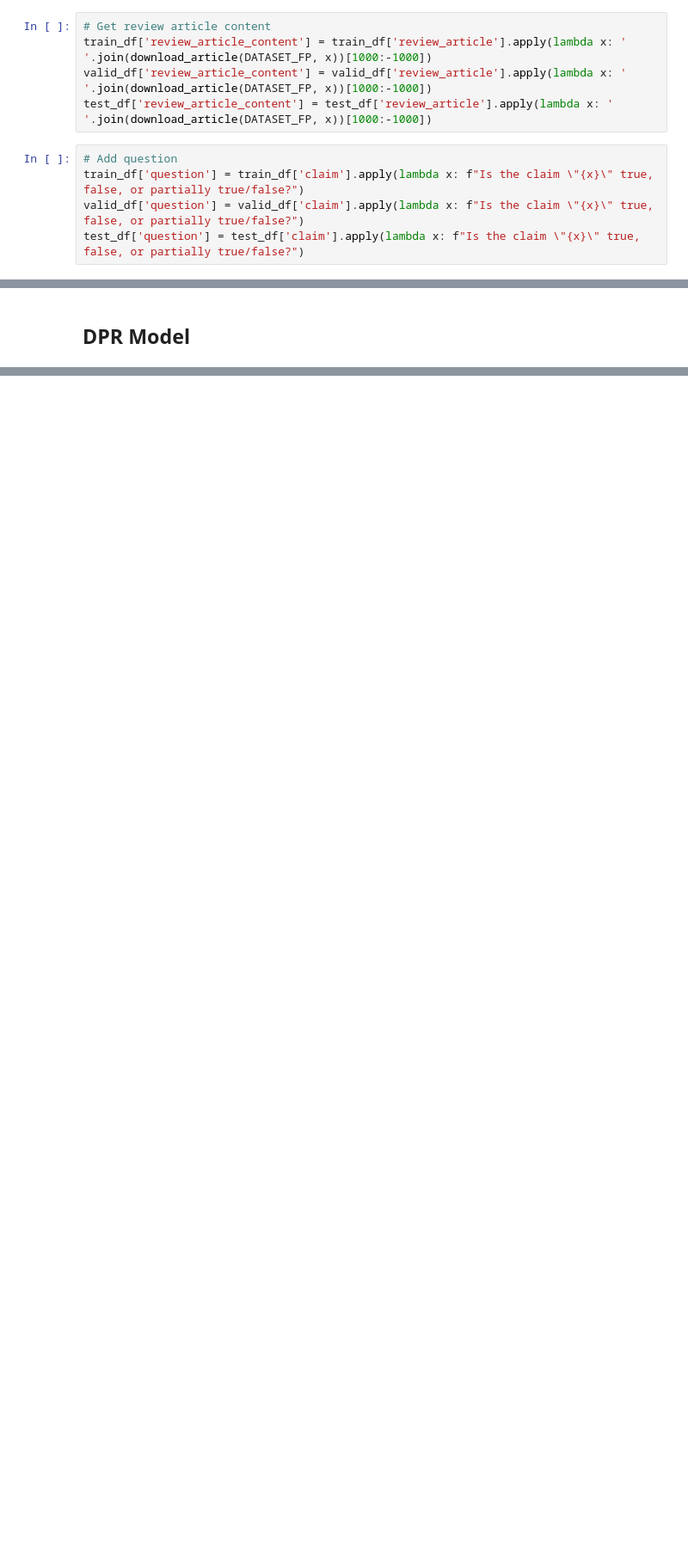
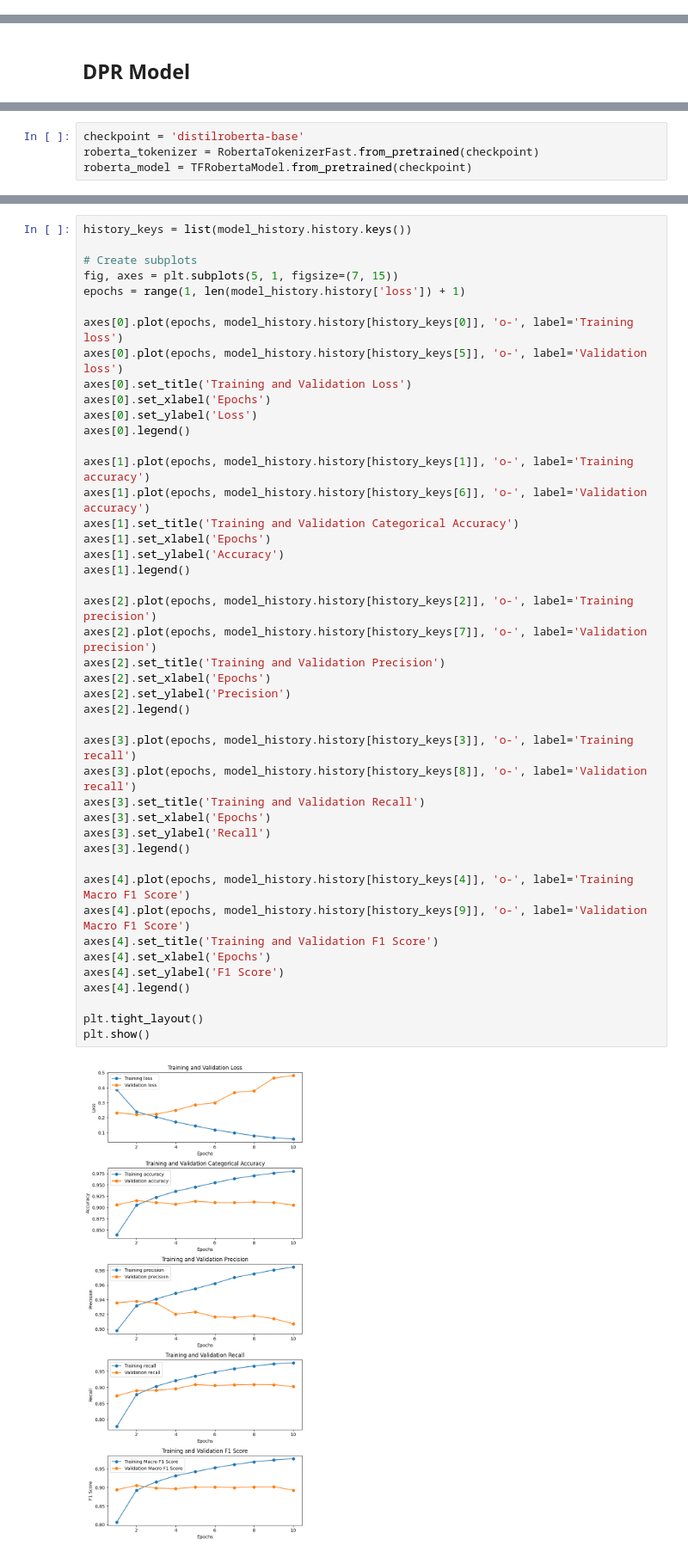
Before and after one commit to sysung/w266-final-project, a Jupyter notebook: roberta/MisInformation_Model.ipynb, the cells around one changed output, grey strips where cells are left out. Shown at 86% size. Cells and saved outputs as stored; diff of their text form; blank space fills up the shorter version.

```diff
--- a/roberta/MisInformation_Model.ipynb
+++ b/roberta/MisInformation_Model.ipynb
@@ -164,13 +161,3 @@ rating              3373
 original_rating     3373
 review_article      3373
 dtype: int64
-# %%
-# Get review article content
-train_df['review_article_content'] = train_df['review_article'].apply(lambda x: ' '.join(download_article(DATASET_FP, x))[1000:-1000])
-valid_df['review_article_content'] = valid_df['review_article'].apply(lambda x: ' '.join(download_article(DATASET_FP, x))[1000:-1000])
-test_df['review_article_content'] = test_df['review_article'].apply(lambda x: ' '.join(download_article(DATASET_FP, x))[1000:-1000])
-# %%
-# Add question
-train_df['question'] = train_df['claim'].apply(lambda x: f"Is the claim \"{x}\" true, false, or partially true/false?")
-valid_df['question'] = valid_df['claim'].apply(lambda x: f"Is the claim \"{x}\" true, false, or partially true/false?")
-test_df['question'] = test_df['claim'].apply(lambda x: f"Is the claim \"{x}\" true, false, or partially true/false?")
@@ -228,0 +237,4 @@ ResourceExhaustedError: ignored
+# %%
+checkpoint = 'distilroberta-base'
+roberta_tokenizer = RobertaTokenizerFast.from_pretrained(checkpoint)
+roberta_model = TFRobertaModel.from_pretrained(checkpoint)
@@ -228,0 +346,46 @@ ResourceExhaustedError: ignored
+# %%
+history_keys = list(model_history.history.keys())
+
+# Create subplots
+fig, axes = plt.subplots(5, 1, figsize=(7, 15))
+epochs = range(1, len(model_history.history['loss']) + 1)
+
+axes[0].plot(epochs, model_history.history[history_keys[0]], 'o-', label='Training loss')
+axes[0].plot(epochs, model_history.history[history_keys[5]], 'o-', label='Validation loss')
+axes[0].set_title('Training and Validation Loss')
+axes[0].set_xlabel('Epochs')
+axes[0].set_ylabel('Loss')
+axes[0].legend()
+
+axes[1].plot(epochs, model_history.history[history_keys[1]], 'o-', label='Training accuracy')
+axes[1].plot(epochs, model_history.history[history_keys[6]], 'o-', label='Validation accuracy')
+axes[1].set_title('Training and Validation Categorical Accuracy')
+axes[1].set_xlabel('Epochs')
+axes[1].set_ylabel('Accuracy')
+axes[1].legend()
+
+axes[2].plot(epochs, model_history.history[history_keys[2]], 'o-', label='Training precision')
+axes[2].plot(epochs, model_history.history[history_keys[7]], 'o-', label='Validation precision')
+axes[2].set_title('Training and Validation Precision')
+axes[2].set_xlabel('Epochs')
+axes[2].set_ylabel('Precision')
+axes[2].legend()
+
+axes[3].plot(epochs, model_history.history[history_keys[3]], 'o-', label='Training recall')
+axes[3].plot(epochs, model_history.history[history_keys[8]], 'o-', label='Validation recall')
+axes[3].set_title('Training and Validation Recall')
+axes[3].set_xlabel('Epochs')
+axes[3].set_ylabel('Recall')
+axes[3].legend()
+
+axes[4].plot(epochs, model_history.history[history_keys[4]], 'o-', label='Training Macro F1 Score')
+axes[4].plot(epochs, model_history.history[history_keys[9]], 'o-', label='Validation Macro F1 Score')
+axes[4].set_title('Training and Validation F1 Score')
+axes[4].set_xlabel('Epochs')
+axes[4].set_ylabel('F1 Score')
+axes[4].legend()
+
+plt.tight_layout()
+plt.show()
+# %% [output]
+[figure, added]
```
Also changed, not shown: parts of 18 cells of this notebook.
